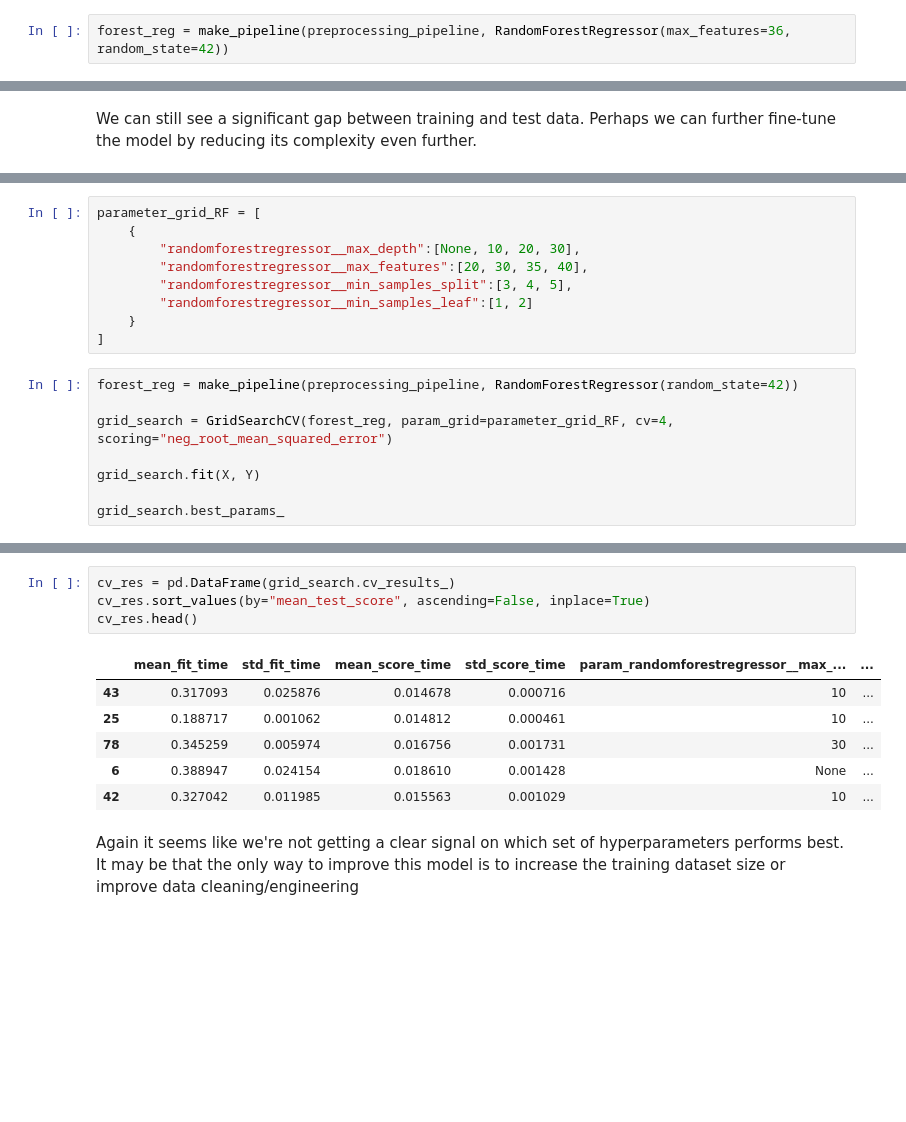
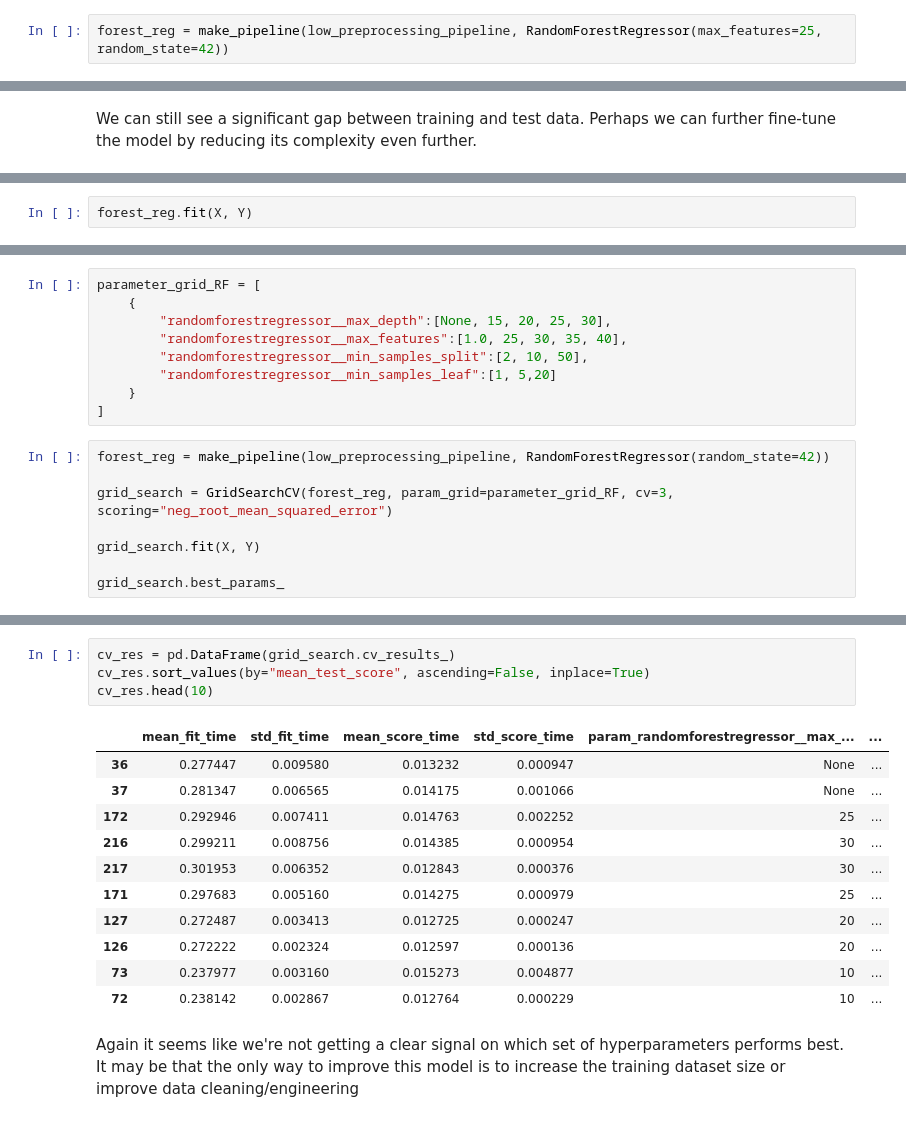
Before and after one commit to giacomomolinari/used-car-price-predictor, a Jupyter notebook: notebooks/modelling.ipynb, the cells around one changed output, grey strips where cells are left out. Drawn from its saved outputs; the diff is of its cells as text; blank space fills up the shorter version.

Commit message:
use simplified preprocessing pipeline for DecisionTree and RandomForest

```diff
--- a/notebooks/modelling.ipynb
+++ b/notebooks/modelling.ipynb
@@ -1808,7 +1874,7 @@ summary_ft1.describe()
 # %% [markdown]
 This is only very slightly better than our previous results before fine-tuning. Let's look at the learning curve:
 # %%
-forest_reg = make_pipeline(preprocessing_pipeline, RandomForestRegressor(max_features=36, random_state=42))
+forest_reg = make_pipeline(low_preprocessing_pipeline, RandomForestRegressor(max_features=25, random_state=42))
 # %%
 train_sizes_RF, train_scores_RF, valid_scores_RF = learning_curve(
     forest_reg,
@@ -1832,0 +1899,2 @@ To reduce complexity, let's try to tweak the parameters of the Random Forest. In
+# %%
+forest_reg.fit(X, Y)
@@ -1833,16 +1929,16 @@ To reduce complexity, let's try to tweak the parameters of the Random Forest. In
 # %%
 parameter_grid_RF = [
     {
-        "randomforestregressor__max_depth":[None, 10, 20, 30],
-        "randomforestregressor__max_features":[20, 30, 35, 40],
-        "randomforestregressor__min_samples_split":[3, 4, 5],
-        "randomforestregressor__min_samples_leaf":[1, 2]
+        "randomforestregressor__max_depth":[None, 15, 20, 25, 30],
+        "randomforestregressor__max_features":[1.0, 25, 30, 35, 40],
+        "randomforestregressor__min_samples_split":[2, 10, 50],
+        "randomforestregressor__min_samples_leaf":[1, 5,20]
     }
 ]
 # %%
-forest_reg = make_pipeline(preprocessing_pipeline, RandomForestRegressor(random_state=42))
+forest_reg = make_pipeline(low_preprocessing_pipeline, RandomForestRegressor(random_state=42))
 
-grid_search = GridSearchCV(forest_reg, param_grid=parameter_grid_RF, cv=4, scoring="neg_root_mean_squared_error")
+grid_search = GridSearchCV(forest_reg, param_grid=parameter_grid_RF, cv=3, scoring="neg_root_mean_squared_error")
 
 grid_search.fit(X, Y)
 
@@ -1855,14 +1968,19 @@ grid_search.best_params_
 # %%
 cv_res = pd.DataFrame(grid_search.cv_results_)
 cv_res.sort_values(by="mean_test_score", ascending=False, inplace=True)
-cv_res.head()
+cv_res.head(10)
 # %% [output]
 |  | mean_fit_time | std_fit_time | mean_score_time | std_score_time | param_randomforestregressor__max_... | ... |
-| 43 | 0.317093 | 0.025876 | 0.014678 | 0.000716 | 10 | ... |
-| 25 | 0.188717 | 0.001062 | 0.014812 | 0.000461 | 10 | ... |
-| 78 | 0.345259 | 0.005974 | 0.016756 | 0.001731 | 30 | ... |
-| 6 | 0.388947 | 0.024154 | 0.018610 | 0.001428 | None | ... |
-| 42 | 0.327042 | 0.011985 | 0.015563 | 0.001029 | 10 | ... |
+| 36 | 0.277447 | 0.009580 | 0.013232 | 0.000947 | None | ... |
+| 37 | 0.281347 | 0.006565 | 0.014175 | 0.001066 | None | ... |
+| 172 | 0.292946 | 0.007411 | 0.014763 | 0.002252 | 25 | ... |
+| 216 | 0.299211 | 0.008756 | 0.014385 | 0.000954 | 30 | ... |
+| 217 | 0.301953 | 0.006352 | 0.012843 | 0.000376 | 30 | ... |
+| 171 | 0.297683 | 0.005160 | 0.014275 | 0.000979 | 25 | ... |
+| 127 | 0.272487 | 0.003413 | 0.012725 | 0.000247 | 20 | ... |
+| 126 | 0.272222 | 0.002324 | 0.012597 | 0.000136 | 20 | ... |
+| 73 | 0.237977 | 0.003160 | 0.015273 | 0.004877 | 10 | ... |
+| 72 | 0.238142 | 0.002867 | 0.012764 | 0.000229 | 10 | ... |
 # %% [markdown]
 Again it seems like we're not getting a clear signal on which set of hyperparameters performs best. It may be that the only way to improve this model is to increase the training dataset size or improve data cleaning/engineering
 # %% [markdown]
```
Also changed, not shown: parts of 46 cells of this notebook.
